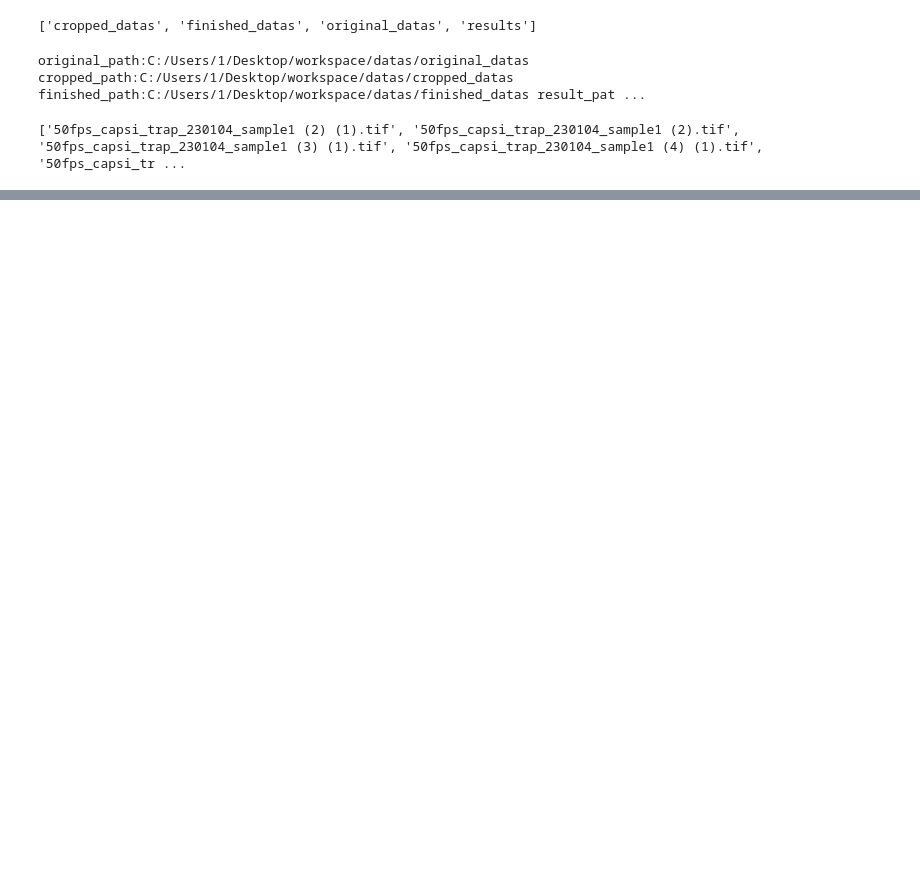
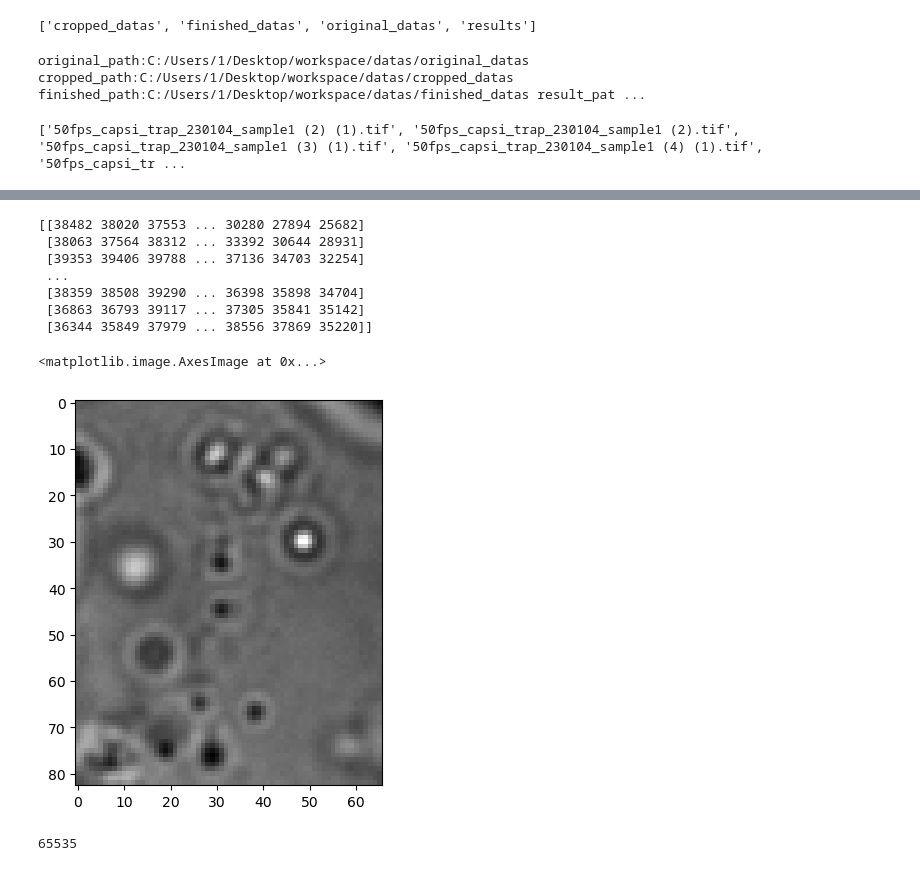
Before and after one commit to Songhyeane/cell_tracking, a Jupyter notebook: cell_tracking.ipynb, the cells around one changed output, grey strips where cells are left out. Cells and saved outputs as stored; diff of their text form; code cells hidden in the pictures; blank space fills up the shorter version.

Commit message:
cell_tracking_by_notebook

```diff
--- a/cell_tracking.ipynb
+++ b/cell_tracking.ipynb
@@ -41,0 +45,3 @@ C:/Users/1/Desktop/workspace/datas/original_datas/50fps_capsi_trap_230104_sample
+# %%
+original_datas_index = 4
+print(original_path+'/'+original_datas_list[original_datas_index])
@@ -181,0 +219,29 @@ imgs = ax.imshow(img_array[:][0], cmap = 'gray')
+# %%
+from __future__ import division, unicode_literals, print_function  # for compatibility with Python 2 and 3
+
+import matplotlib as mpl
+import matplotlib.pyplot as plt
+# change the following to %matplotlib notebook for interactive plotting
+%matplotlib inline
+
+# Optionally, tweak styles.
+mpl.rc('figure',  figsize=(10, 5))
+mpl.rc('image', cmap='gray')
+# %%
+non_rev_frames = pims.open(cropped_path+'/'+'cropped'+original_datas_list[original_datas_index])
+print(non_rev_frames[10])
+plt.imshow(non_rev_frames[10])
+# %% [output]
+[[38482 38020 37553 ... 30280 27894 25682]
+ [38063 37564 38312 ... 33392 30644 28931]
+ [39353 39406 39788 ... 37136 34703 32254]
+ ...
+ [38359 38508 39290 ... 36398 35898 34704]
+ [36863 36793 39117 ... 37305 35841 35142]
+ [36344 35849 37979 ... 38556 37869 35220]]
+<matplotlib.image.AxesImage at 0x...>
+[figure, added]
+# %%
+print(np.uint16(2**16-1))
+# %% [output]
+65535
```
Also changed, not shown: parts of 53 cells of this notebook, 2 other files.
